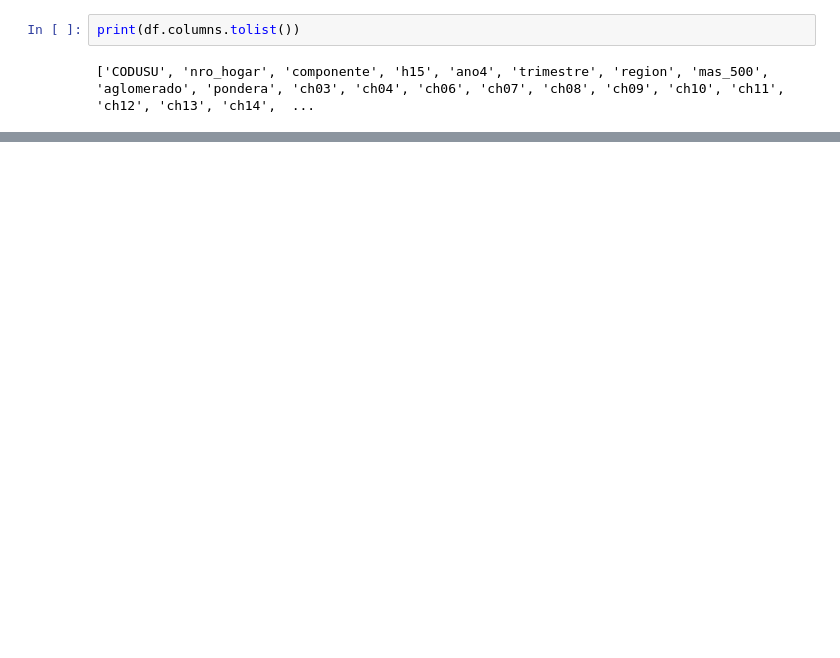
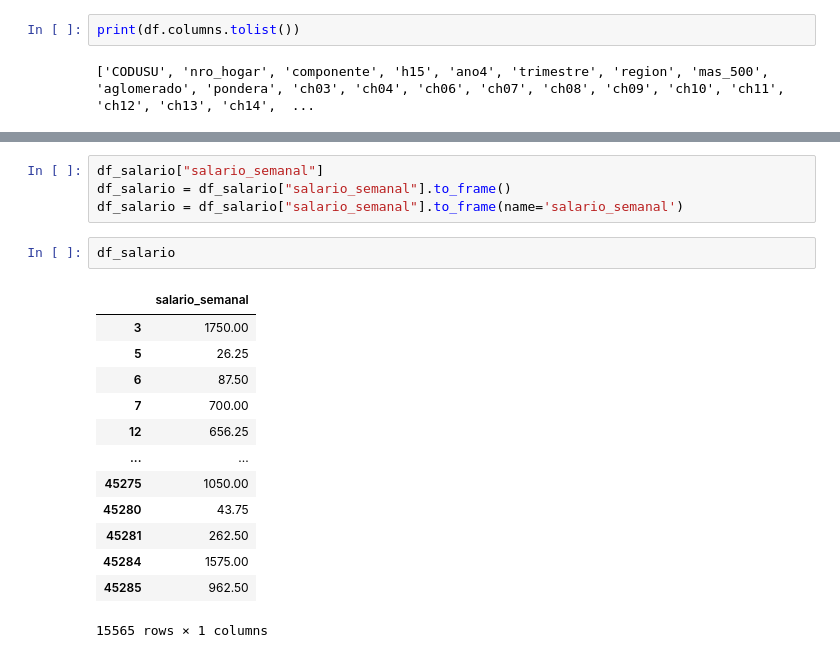
Before and after one commit to jtomasello247/Big_Data_TP3_Grupo13, a Jupyter notebook: TP3.ipynb, the cells around one changed output, grey strips where cells are left out. Saved outputs shown, nothing was run; the diff lists cells and outputs as text; blank space fills up the shorter version.

```diff
--- a/TP3.ipynb
+++ b/TP3.ipynb
@@ -887,0 +858,20 @@ KeyError: "['salario_semanal', 'horastrab'] not in index"
+# %%
+df_salario["salario_semanal"]
+df_salario = df_salario["salario_semanal"].to_frame()
+df_salario = df_salario["salario_semanal"].to_frame(name='salario_semanal')
+# %%
+df_salario
+# %% [output]
+|  | salario_semanal |
+| 3 | 1750.00 |
+| 5 | 26.25 |
+| 6 | 87.50 |
+| 7 | 700.00 |
+| 12 | 656.25 |
+| ... | ... |
+| 45275 | 1050.00 |
+| 45280 | 43.75 |
+| 45281 | 262.50 |
+| 45284 | 1575.00 |
+| 45285 | 962.50 |
+15565 rows × 1 columns
```
Also changed, not shown: parts of 15 cells of this notebook.
